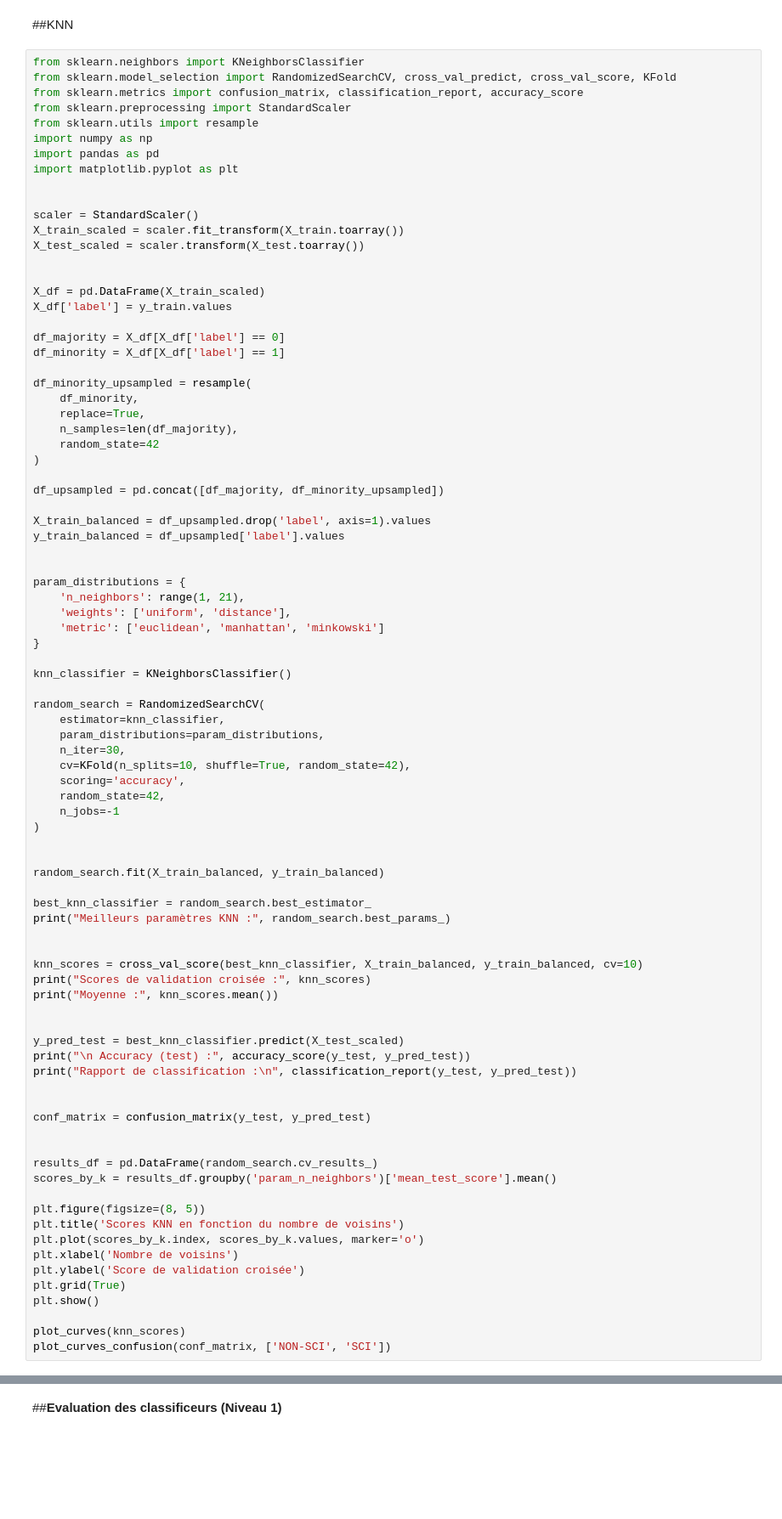
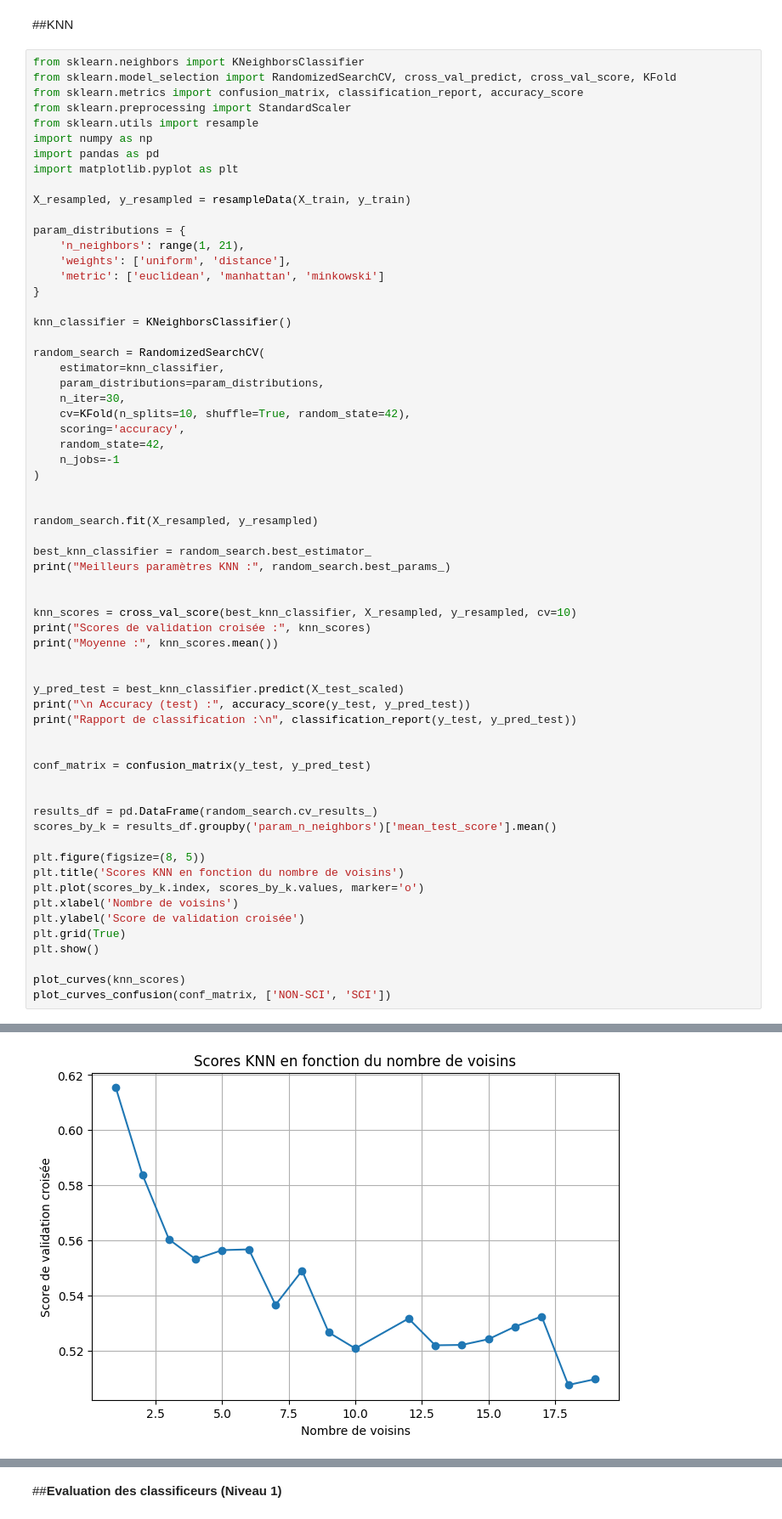
Before and after one commit to Akkuun/M1_IMAGINE_ML_Project, a Jupyter notebook: ML_Project_Group_8.ipynb, the cells around one changed output, grey strips where cells are left out. Shown at 85% size. Cells and saved outputs as stored; diff of their text form; blank space fills up the shorter version.

```diff
--- a/ML_Project_Group_8.ipynb
+++ b/ML_Project_Group_8.ipynb
@@ -1358,30 +1321,7 @@ import numpy as np
 import pandas as pd
 import matplotlib.pyplot as plt
 
-
-scaler = StandardScaler()
-X_train_scaled = scaler.fit_transform(X_train.toarray())
-X_test_scaled = scaler.transform(X_test.toarray())
-
-
-X_df = pd.DataFrame(X_train_scaled)
-X_df['label'] = y_train.values
-
-df_majority = X_df[X_df['label'] == 0]
-df_minority = X_df[X_df['label'] == 1]
-
-df_minority_upsampled = resample(
-    df_minority,
-    replace=True,
-    n_samples=len(df_majority),
-    random_state=42
-)
-
-df_upsampled = pd.concat([df_majority, df_minority_upsampled])
-
-X_train_balanced = df_upsampled.drop('label', axis=1).values
-y_train_balanced = df_upsampled['label'].values
-
+X_resampled, y_resampled = resampleData(X_train, y_train)
 
 param_distributions = {
     'n_neighbors': range(1, 21),
@@ -1402,13 +1342,13 @@ random_search = RandomizedSearchCV(
 )
 
 
-random_search.fit(X_train_balanced, y_train_balanced)
+random_search.fit(X_resampled, y_resampled)
 
 best_knn_classifier = random_search.best_estimator_
 print("Meilleurs paramètres KNN :", random_search.best_params_)
 
 
-knn_scores = cross_val_score(best_knn_classifier, X_train_balanced, y_train_balanced, cv=10)
+knn_scores = cross_val_score(best_knn_classifier, X_resampled, y_resampled, cv=10)
 print("Scores de validation croisée :", knn_scores)
 print("Moyenne :", knn_scores.mean())
 
@@ -1434,3 +1374,4 @@ plt.show()
 
 plot_curves(knn_scores)
 plot_curves_confusion(conf_matrix, ['NON-SCI', 'SCI'])
+# %% [output]
@@ -1436,0 +1393 @@ plot_curves_confusion(conf_matrix, ['NON-SCI', 'SCI'])
+[figure, added]
```
Also changed, not shown: parts of 7 cells of this notebook.
